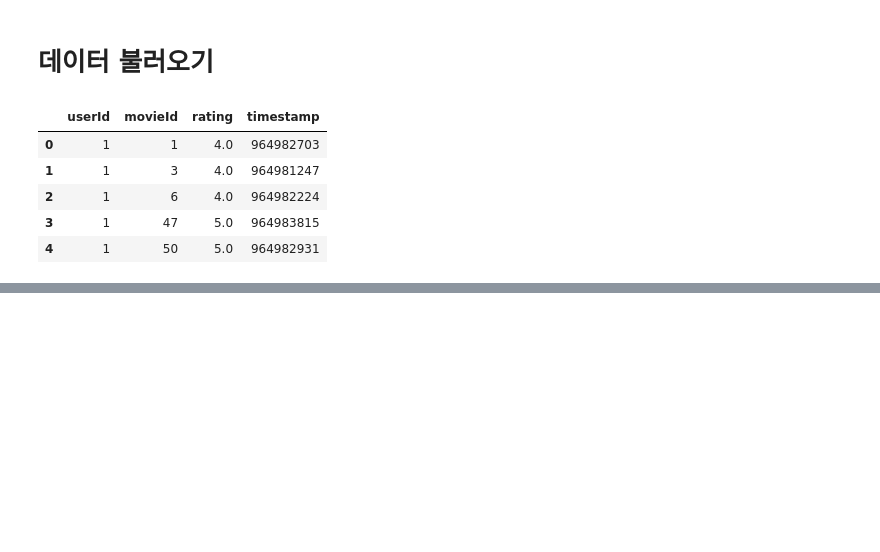
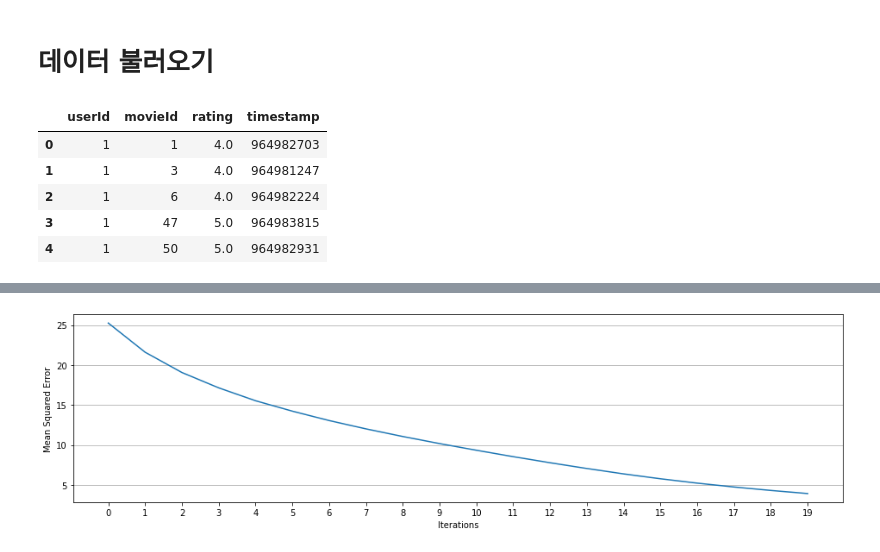
Before and after one commit to Vaycold/Vaycold, a Jupyter notebook: Recommend_Algorithm/모델_기반_협업_필터링_협업필터링_성능_비교_분석.ipynb, the cells around one changed output, grey strips where cells are left out. Drawn from its saved outputs; the diff is of its cells as text; code cells hidden in the pictures; blank space fills up the shorter version.

```diff
--- a/Recommend_Algorithm/모델_기반_협업_필터링_협업필터링_성능_비교_분석.ipynb
+++ b/Recommend_Algorithm/모델_기반_협업_필터링_협업필터링_성능_비교_분석.ipynb
@@ -41,0 +60,4 @@ ratings_df.head()
+# %%
+# 이번에는 트레이닝 셋 8만 개중 1000개만 가져와서 해보겠다.
+
+train_df = train_df[:1000]
@@ -41,0 +82,5 @@ ratings_df.head()
+# %%
+sparse_matrix = train_df.groupby('movieId').apply(lambda x : pd.Series(x['rating'].values, index = x['userId'])).unstack()
+# 이번에는 sparse matrix에 빈공간을 0으로 채워주자
+
+sparse_matrix = sparse_matrix.fillna(0)
@@ -41,0 +102,2 @@ ratings_df.head()
+# %%
+sparse_matrix = sparse_matrix.to_numpy()
@@ -41,0 +295,5 @@ ratings_df.head()
+# %%
+# 아까 그 작은 train set의 k를 300으로 조정해보자
+
+mf = MF(sparse_matrix, K=300, alpha=0.1, beta=0.01,iterations=20)
+training_process = mf.train()
@@ -41,0 +337,13 @@ ratings_df.head()
+# %%
+# Training Process를 그래프로 확인해보자
+
+x = [x for x, y in training_process]
+y = [y for x, y in training_process]
+plt.figure(figsize=(16,4))
+plt.plot(x,y)
+plt.xticks(x, x)
+plt.xlabel('Iterations')
+plt.ylabel('Mean Squared Error')
+plt.grid(axis = 'y')
+# %% [output]
+[figure, added]
```
Also changed, not shown: parts of 24 cells of this notebook.
